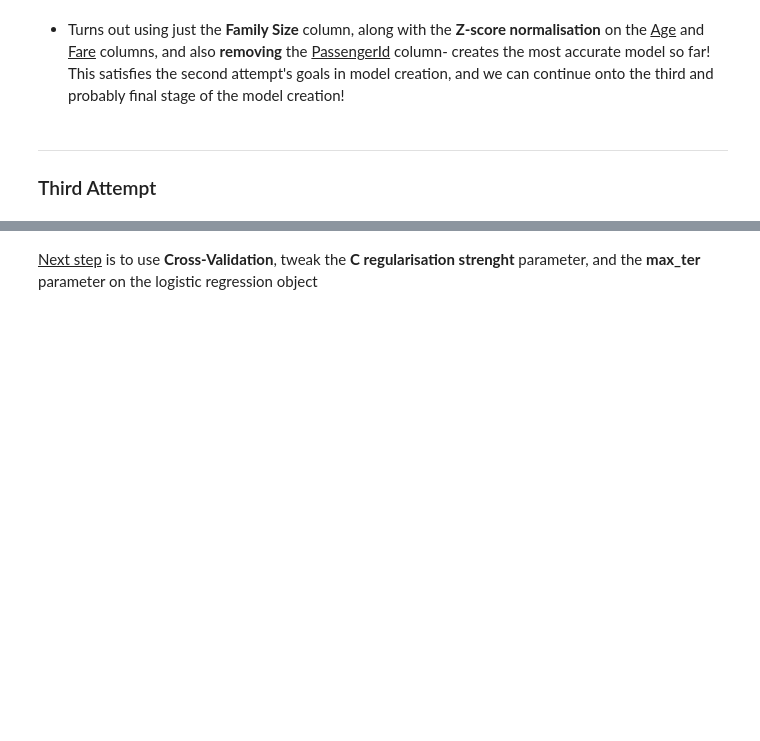
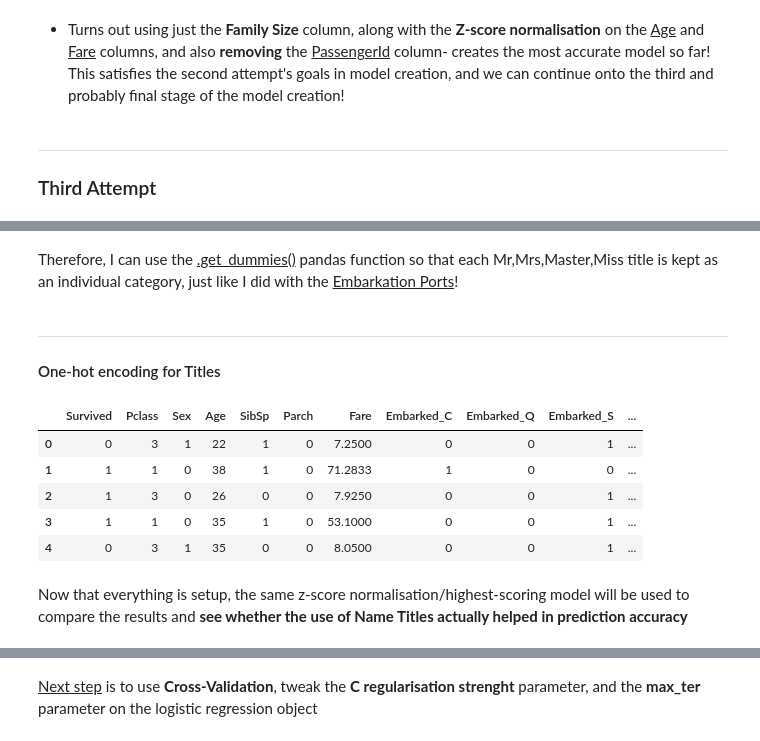
Before and after one commit to GregJackalis/Titanic---Machine-Learning-from-Disaster, a Jupyter notebook: notebooks/titanic_ml.ipynb, the cells around one changed output, grey strips where cells are left out. Drawn from its saved outputs; the diff is of its cells as text; code cells hidden in the pictures; blank space fills up the shorter version.

```diff
--- a/notebooks/titanic_ml.ipynb
+++ b/notebooks/titanic_ml.ipynb
@@ -1505,0 +1684,3 @@ This is the second to last attempt in which I will take a step back and add agai
+# %%
+train_data = train_data.drop("Gender", axis='columns')
+train_data.info()
@@ -1505,0 +1706,41 @@ This is the second to last attempt in which I will take a step back and add agai
+# %% [markdown]
+Therefore, I can use the <u>.get_dummies()</u> pandas function so that each Mr,Mrs,Master,Miss title is kept as an individual category, just like I did with the <u>Embarkation Ports</u>!
+# %% [markdown]
+--------------
+#### One-hot encoding for Titles
+# %%
+# Before using the .get_dummies(), I need to strip everything from the names
+# and only keep the titles
+
+# Adding the name column back to the train dataset
+train_data["Name"] = TRAIN_backup_name_data
+
+included = ["Mrs", "Mr", "Master", "Miss"]
+for name in train_data["Name"]:
+    found = False
+    for title in included:
+        if title in name:
+            train_data.loc[train_data["Name"] == name, "Name"] = title
+            found = True
+            break
+    if not found:
+        idx = train_data[train_data["Name"] == name].index
+        train_data = train_data.drop(idx)
+
+# train_data.head(20)
+train_data = pd.get_dummies(train_data, columns=["Name"])
+train_data["Name_Master"] = train_data["Name_Master"].astype(int)
+train_data["Name_Miss"] = train_data["Name_Miss"].astype(int)
+train_data["Name_Mr"] = train_data["Name_Mr"].astype(int)
+train_data["Name_Mrs"] = train_data["Name_Mrs"].astype(int)
+
+train_data.head(5)
+# %% [output]
+|  | Survived | Pclass | Sex | Age | SibSp | Parch | Fare | Embarked_C | Embarked_Q | Embarked_S | ... |
+| 0 | 0 | 3 | 1 | 22 | 1 | 0 | 7.2500 | 0 | 0 | 1 | ... |
+| 1 | 1 | 1 | 0 | 38 | 1 | 0 | 71.2833 | 1 | 0 | 0 | ... |
+| 2 | 1 | 3 | 0 | 26 | 0 | 0 | 7.9250 | 0 | 0 | 1 | ... |
+| 3 | 1 | 1 | 0 | 35 | 1 | 0 | 53.1000 | 0 | 0 | 1 | ... |
+| 4 | 0 | 3 | 1 | 35 | 0 | 0 | 8.0500 | 0 | 0 | 1 | ... |
+# %% [markdown]
+Now that everything is setup, the same z-score normalisation/highest-scoring model will be used to compare the results and <b>see whether the use of Name Titles actually helped in prediction accuracy</b>
```
Also changed, not shown: parts of 16 cells of this notebook.
